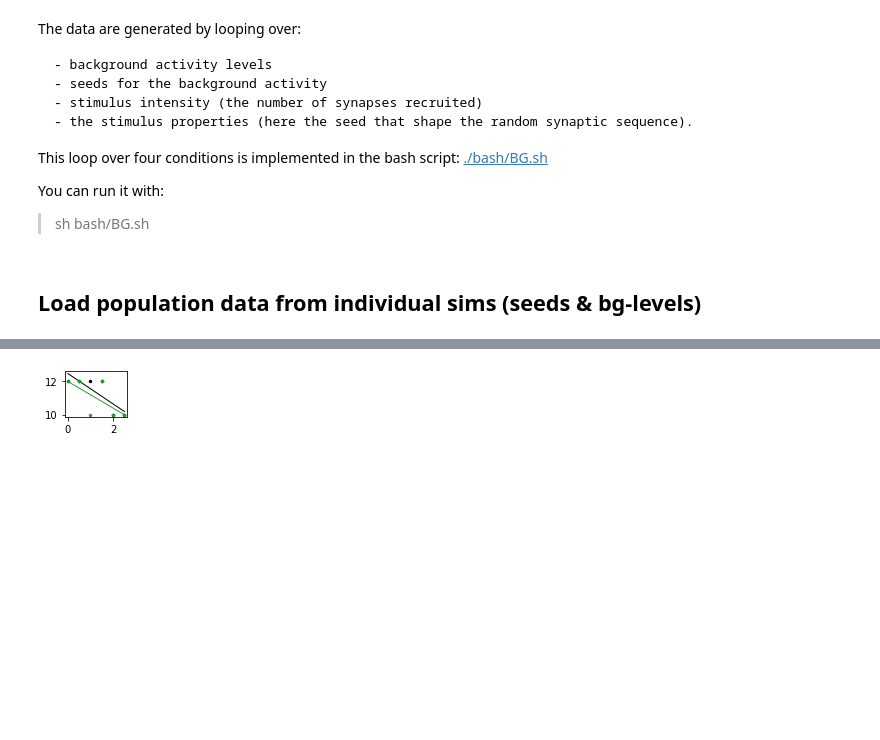
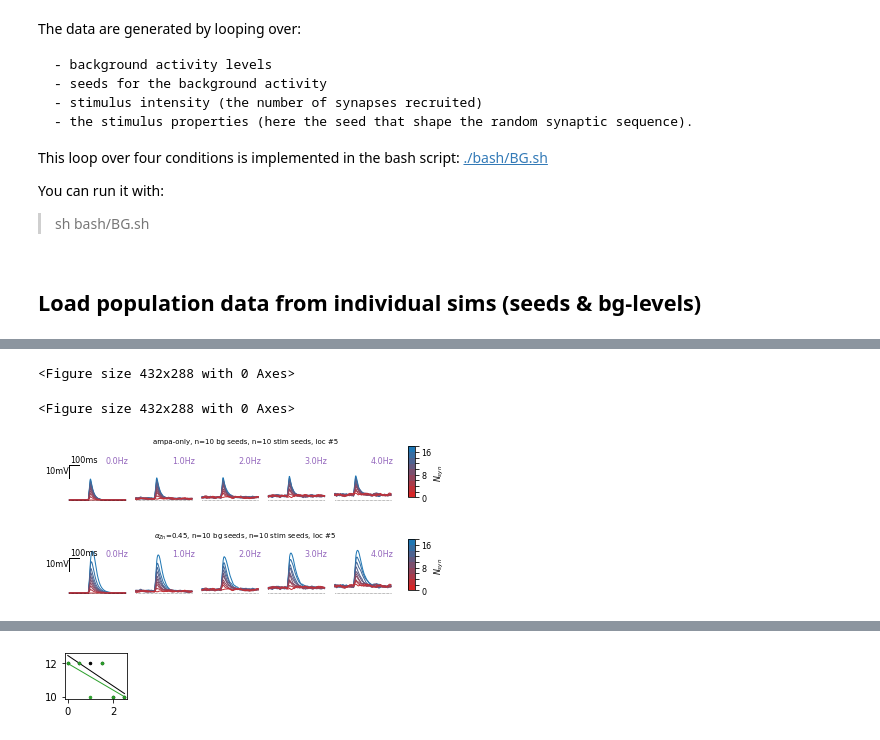
Before and after one commit to yzerlaut/zinc-NMDA-modulation, a Jupyter notebook: Sensitivity_to_Background_Modulation.ipynb, the cells around one changed output, grey strips where cells are left out. Saved outputs shown, nothing was run; the diff lists cells and outputs as text; code cells hidden in the pictures; blank space fills up the shorter version.

```diff
--- a/Sensitivity_to_Background_Modulation.ipynb
+++ b/Sensitivity_to_Background_Modulation.ipynb
@@ -121,0 +52,19 @@ RESP_ACTIVE_PER_STIM
+# %%
+%run bash/load_batch_simulations.py
+RESP_PASSIVE_PER_STIM = build_full_dataset_per_stim(key='passive',
+                                                    with_Vm_trace=True,
+                                                    folder = os.path.join('data', 'bg-modul'),
+                                                    # folder='D:',
+                                                    filename_only=True)
+# %% [output]
+<Figure size 432x288 with 0 Axes>
+# %%
+%run plots/show_trial_average_responses.py
+props = {'VLIM':[-76,-40], 'syn_location':5}
+show_trial_average_responses(RESP_PASSIVE_PER_STIM, 'ampa-only', **props)
+show_trial_average_responses(RESP_PASSIVE_PER_STIM, alphaZn=0.45, **props)
+#show_trial_average_responses(RESP_PASSIVE_PER_STIM, alphaZn=0., **props)
+# %% [output]
+<Figure size 432x288 with 0 Axes>
+[figure, added]
+[figure, added]
```
Also changed, not shown: parts of 54 cells of this notebook, 6 other files.
